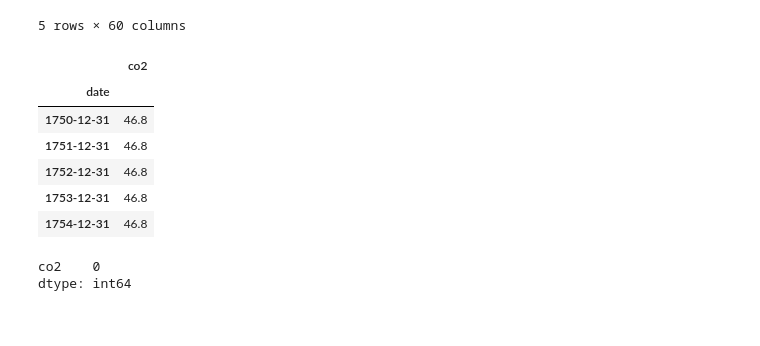
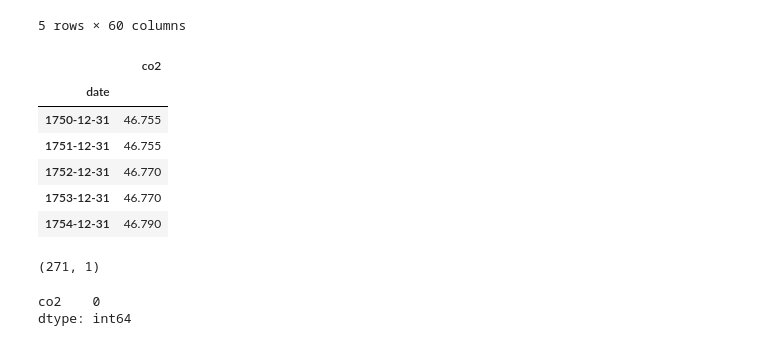
Before and after one commit to cristian-castro-a/World_CO2_Emissions_Forecasting, a Jupyter notebook: World CO2 Forecasting - Cristian Castro.ipynb, the cells around one changed output. Drawn from its saved outputs; the diff is of its cells as text; code cells hidden in the pictures.

```diff
--- a/World CO2 Forecasting - Cristian Castro.ipynb
+++ b/World CO2 Forecasting - Cristian Castro.ipynb
@@ -39,22 +39,26 @@ df.head()
 | 4 | AFG | Afghanistan | 1953 | 0.106 | 0.013 | NaN | NaN | NaN | ... |
 5 rows × 60 columns
 # %%
-df = df.groupby(by=['year']).sum().round(1).reset_index()[['year','co2']]
+df = df.groupby(by=['year']).sum().reset_index()[['year','co2']]
 df.insert(loc = 1, column = 'month', value = 12)
 df.insert(loc = 2, column = 'day', value = 31)
 values = pd.to_datetime(df[['year','month','day']])
 df.insert(loc = 0, column = 'date', value = values)
 df.drop(['year','month','day'], axis = 1, inplace = True)
 df.set_index('date', inplace = True)
 df.head()
 # %% [output]
 |  | co2 |
 | date |  |
-| 1750-12-31 | 46.8 |
-| 1751-12-31 | 46.8 |
-| 1752-12-31 | 46.8 |
-| 1753-12-31 | 46.8 |
-| 1754-12-31 | 46.8 |
+| 1750-12-31 | 46.755 |
+| 1751-12-31 | 46.755 |
+| 1752-12-31 | 46.770 |
+| 1753-12-31 | 46.770 |
+| 1754-12-31 | 46.790 |
+# %%
+df.shape
+# %% [output]
+(271, 1)
 # %%
 df.isna().sum()
 # %% [output]
```
Also changed, not shown: parts of 13 cells of this notebook.
